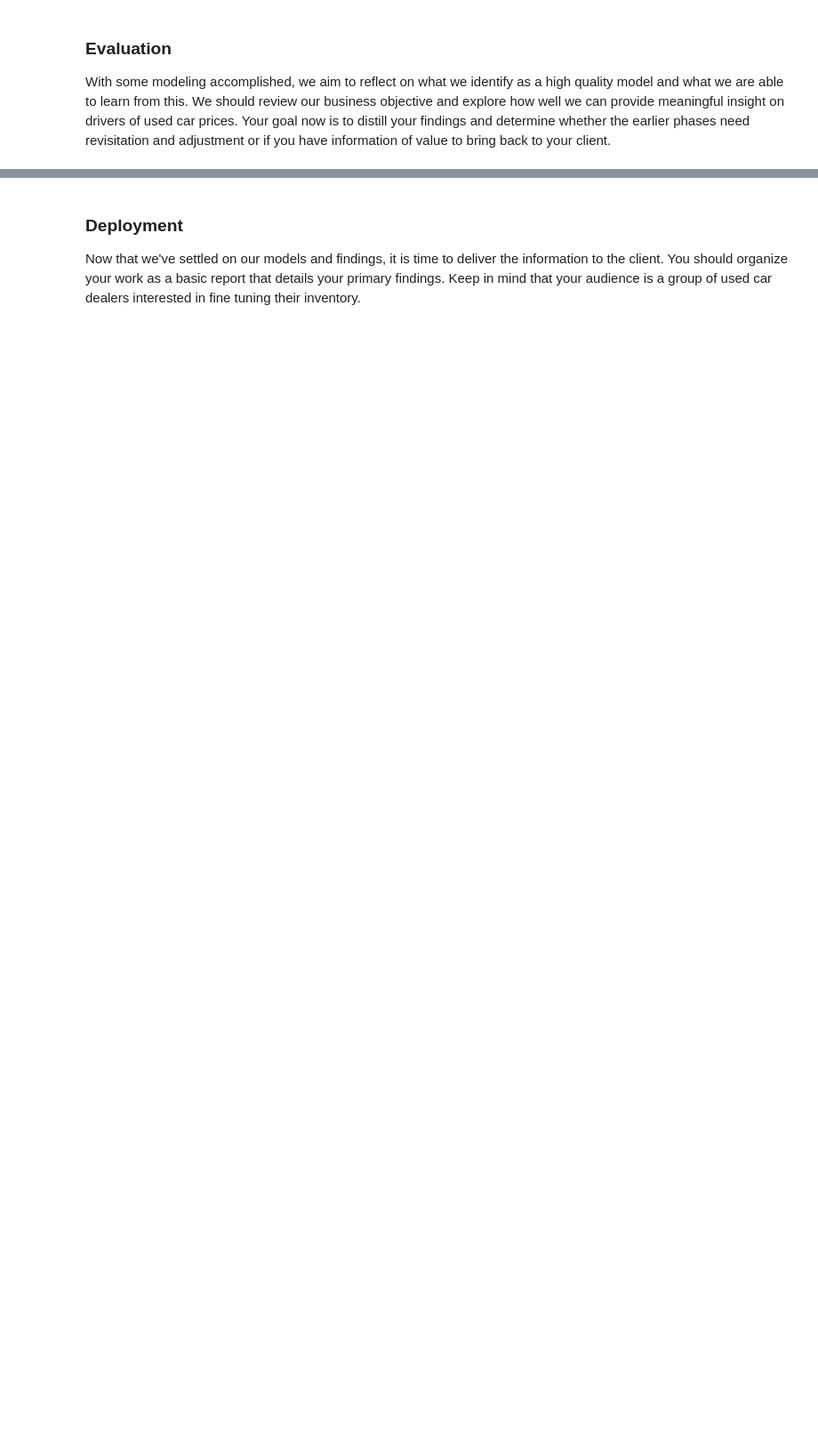
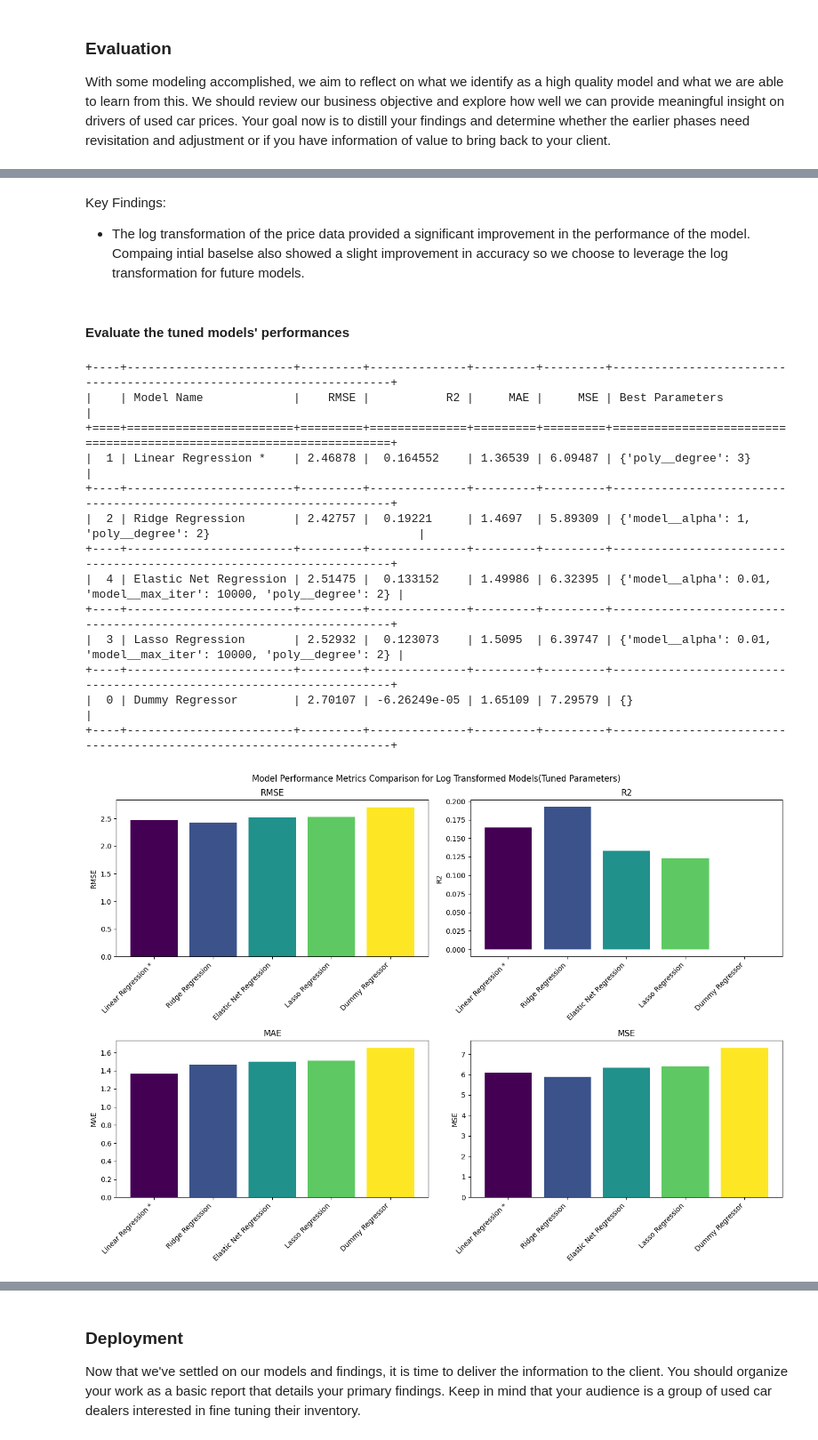
Before and after one commit to ok-ikejiani/Practical-Application-Assignment-11.1, a Jupyter notebook: prompt_II.ipynb, the cells around one changed output, grey strips where cells are left out. Shown at 89% size. Cells and saved outputs as stored; diff of their text form; code cells hidden in the pictures; blank space fills up the shorter version.

```diff
--- a/prompt_II.ipynb
+++ b/prompt_II.ipynb
@@ -420,7 +431,11 @@ model: ['sierra 1500 crew cab slt', 'silverado 1500', 'silverado 1500 crew', 'tu
 # %%
 from sklearn.model_selection import train_test_split
 X = vehicles_df_reduced.drop('price', axis=1)
+
+# X_log = np.log1p(X)
 y = vehicles_df_reduced['price']  #log transform the target variable to reduce skewness
+y_log = np.log1p(y)
 
 #split the data into training and testing sets
 X_train, X_test, y_train, y_test = train_test_split(X, y, test_size=0.25, random_state=42)
+X_train_log, X_test_log, y_train_log, y_test_log = train_test_split(X, y_log, test_size=0.25, random_state=42)
@@ -490,3 +601,5 @@ pipeline = Pipeline(steps=[
+# %%
+tuned_models_log = train_models(model_list, pipeline, X_train_log, y_train_log, cv=5, scoring='MAE', model_type='regression')
 # %% [markdown]
 ### Evaluation
 
@@ -493,0 +634,30 @@ With some modeling accomplished, we aim to reflect on what we identify as a high
+# %% [markdown]
+Key Findings:
+- The log transformation of the price data provided a significant improvement in the performance of the model. Compaing intial baselse also showed a slight improvement in accuracy so we choose to leverage the log transformation for future models.
+# %% [markdown]
+#### Evaluate the tuned models' performances
+# %%
+eval_results_log = evaluate_models(
+    tuned_models_log,
+    X_test_log,
+    y_test_log,
+    model_type='regression',
+    scoring='MAE',
+    baseline_model=baseline_model_log,
+    graph_title='Model Performance Metrics Comparison for Log Transformed Models(Tuned Parameters)'
+)
+# %% [output]
++----+------------------------+---------+--------------+---------+---------+---------------------------------------------------------------------+
+|    | Model Name             |    RMSE |           R2 |     MAE |     MSE | Best Parameters                                                     |
++====+========================+=========+==============+=========+=========+=====================================================================+
+|  1 | Linear Regression *    | 2.46878 |  0.164552    | 1.36539 | 6.09487 | {'poly__degree': 3}                                                 |
++----+------------------------+---------+--------------+---------+---------+---------------------------------------------------------------------+
+|  2 | Ridge Regression       | 2.42757 |  0.19221     | 1.4697  | 5.89309 | {'model__alpha': 1, 'poly__degree': 2}                              |
++----+------------------------+---------+--------------+---------+---------+---------------------------------------------------------------------+
+|  4 | Elastic Net Regression | 2.51475 |  0.133152    | 1.49986 | 6.32395 | {'model__alpha': 0.01, 'model__max_iter': 10000, 'poly__degree': 2} |
++----+------------------------+---------+--------------+---------+---------+---------------------------------------------------------------------+
+|  3 | Lasso Regression       | 2.52932 |  0.123073    | 1.5095  | 6.39747 | {'model__alpha': 0.01, 'model__max_iter': 10000, 'poly__degree': 2} |
++----+------------------------+---------+--------------+---------+---------+---------------------------------------------------------------------+
+|  0 | Dummy Regressor        | 2.70107 | -6.26249e-05 | 1.65109 | 7.29579 | {}                                                                  |
++----+------------------------+---------+--------------+---------+---------+---------------------------------------------------------------------+
+[figure, added]
```
Also changed, not shown: parts of 33 cells of this notebook, 7 other files.
